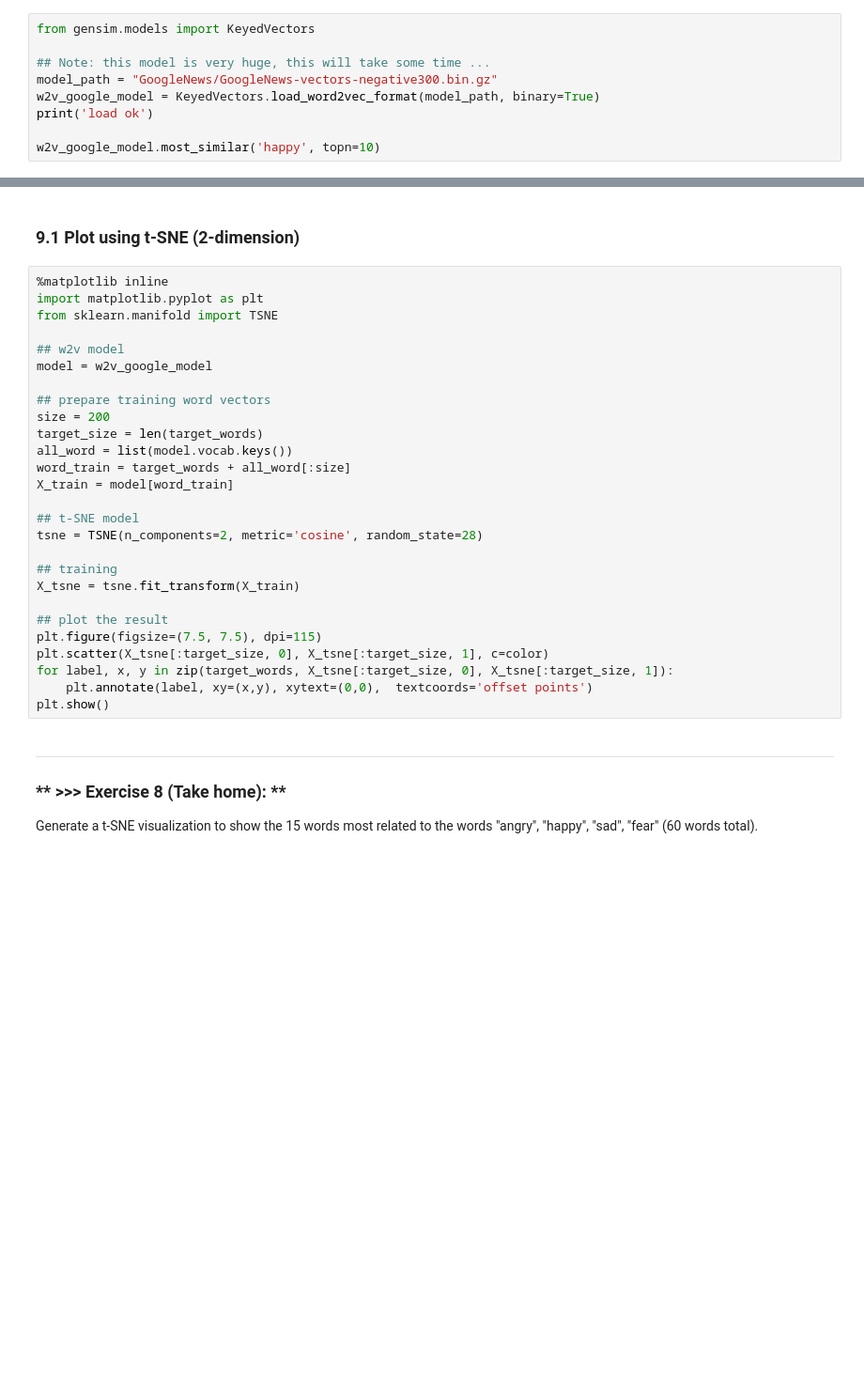
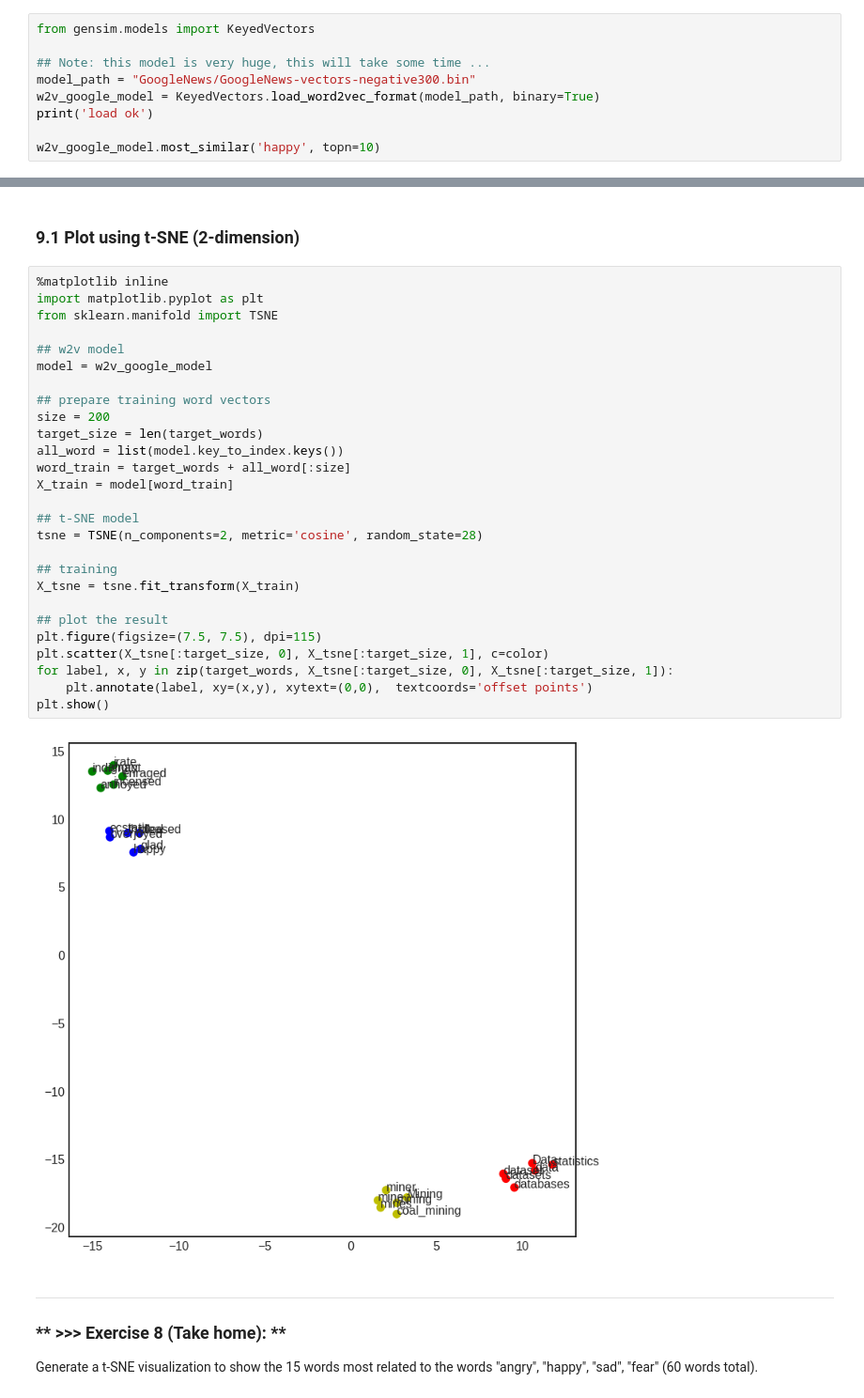
Before and after one commit to honey0703/DM2021-Lab2-master, a Jupyter notebook: DM2021_Lab2_master.ipynb, the cells around one changed output, grey strips where cells are left out. Shown: that part at 94% size. Cells and saved outputs as stored; diff of their text form; blank space fills up the shorter version.

```diff
--- a/DM2021_Lab2_master.ipynb
+++ b/DM2021_Lab2_master.ipynb
@@ -922,7 +1101,7 @@ more details: https://radimrehurek.com/gensim/models/keyedvectors.html
 from gensim.models import KeyedVectors
 
 ## Note: this model is very huge, this will take some time ...
-model_path = "GoogleNews/GoogleNews-vectors-negative300.bin.gz"
+model_path = "GoogleNews/GoogleNews-vectors-negative300.bin"
 w2v_google_model = KeyedVectors.load_word2vec_format(model_path, binary=True)
 print('load ok')
 
@@ -1054,30 +1292,32 @@ print(color)
 # %%
 %matplotlib inline
 import matplotlib.pyplot as plt
 from sklearn.manifold import TSNE
 
 ## w2v model
 model = w2v_google_model
 
 ## prepare training word vectors
 size = 200
 target_size = len(target_words)
-all_word = list(model.vocab.keys())
+all_word = list(model.key_to_index.keys())
 word_train = target_words + all_word[:size]
 X_train = model[word_train]
 
 ## t-SNE model
 tsne = TSNE(n_components=2, metric='cosine', random_state=28)
 
 ## training
 X_tsne = tsne.fit_transform(X_train)
 
 ## plot the result
 plt.figure(figsize=(7.5, 7.5), dpi=115)
 plt.scatter(X_tsne[:target_size, 0], X_tsne[:target_size, 1], c=color)
 for label, x, y in zip(target_words, X_tsne[:target_size, 0], X_tsne[:target_size, 1]):
     plt.annotate(label, xy=(x,y), xytext=(0,0),  textcoords='offset points')
 plt.show()
+# %% [output]
+[figure, added]
 # %% [markdown]
 ---
 ### ** >>> Exercise 8 (Take home): **
```
Also changed, not shown: parts of 34 cells of this notebook, 1 other file.
